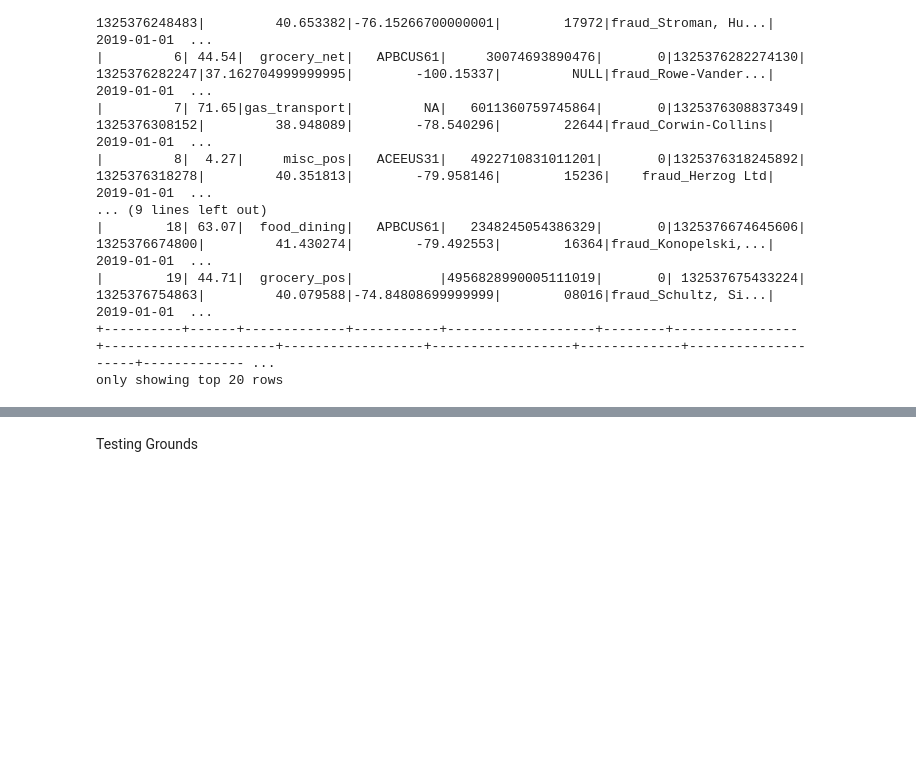
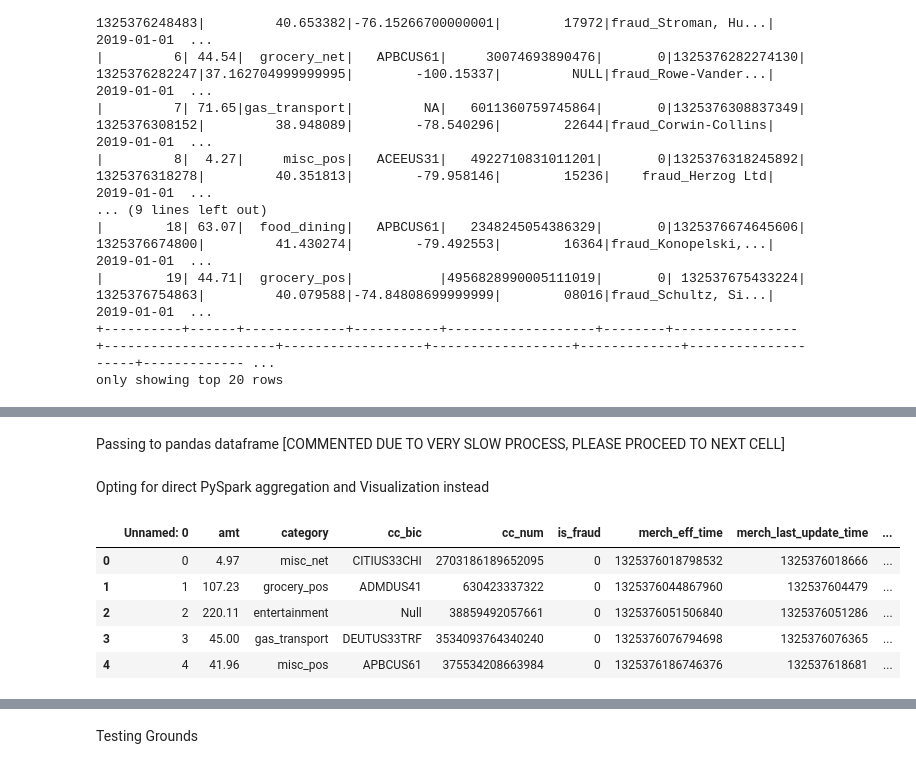
Before and after one commit to maeltwosinggit/PayNet-Assessment, a Jupyter notebook: assessment.ipynb, the cells around one changed output, grey strips where cells are left out. Drawn from its saved outputs; the diff is of its cells as text; code cells hidden in the pictures; blank space fills up the shorter version.

```diff
--- a/assessment.ipynb
+++ b/assessment.ipynb
@@ -32,7 +51,10 @@ from pyspark.sql import SparkSession
 spark = SparkSession.builder \
     .appName("CreditCardFraud") \
     .master("local[*]") \
+    .config("spark.sql.ansi.enabled", "false") \
     .getOrCreate()
+
+# fun fact, after u run this script, try open your browser with this url: http://localhost:4040/
 # %% [markdown]
 Dynamically get the downloaded file path and store in variable
 # %%
@@ -159,0 +472,3 @@ Let's go to the Data Cleaning Part
+# %%
+df_cleaned = df_cleaned.drop("merch_eff_time_fixed_ts","merch_last_update_time_fixed","merch_last_update_time_fixed_ts","trans_date_trans_time_ts","merch_eff_time_fixed")
+df_cleaned.show(truncate=False)
@@ -159,0 +493,2 @@ Let's go to the Data Cleaning Part
+# %% [markdown]
+Passing to pandas dataframe [COMMENTED DUE TO VERY SLOW PROCESS, PLEASE PROCEED TO NEXT CELL]
@@ -159,0 +527,13 @@ Let's go to the Data Cleaning Part
+# %% [markdown]
+Opting for direct PySpark aggregation and Visualization instead
+# %%
+# Test pandas dataframe view
+ps_df = df_cleaned.pandas_api()
+ps_df.head(5)
+# %% [output]
+|  | Unnamed: 0 | amt | category | cc_bic | cc_num | is_fraud | merch_eff_time | merch_last_update_time | ... |
+| 0 | 0 | 4.97 | misc_net | CITIUS33CHI | 2703186189652095 | 0 | 1325376018798532 | 1325376018666 | ... |
+| 1 | 1 | 107.23 | grocery_pos | ADMDUS41 | 630423337322 | 0 | 1325376044867960 | 132537604479 | ... |
+| 2 | 2 | 220.11 | entertainment | Null | 38859492057661 | 0 | 1325376051506840 | 1325376051286 | ... |
+| 3 | 3 | 45.00 | gas_transport | DEUTUS33TRF | 3534093764340240 | 0 | 1325376076794698 | 1325376076365 | ... |
+| 4 | 4 | 41.96 | misc_pos | APBCUS61 | 375534208663984 | 0 | 1325376186746376 | 132537618681 | ... |
```
Also changed, not shown: parts of 35 cells of this notebook, 13 other files.
